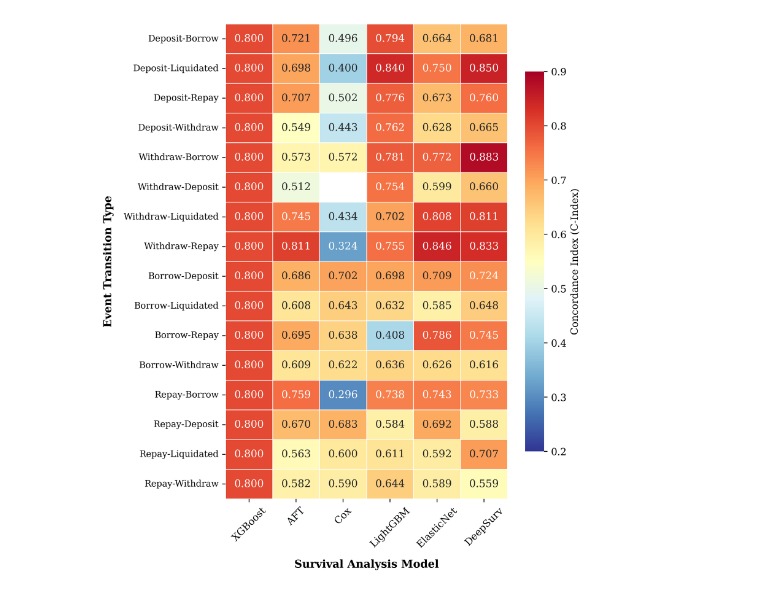
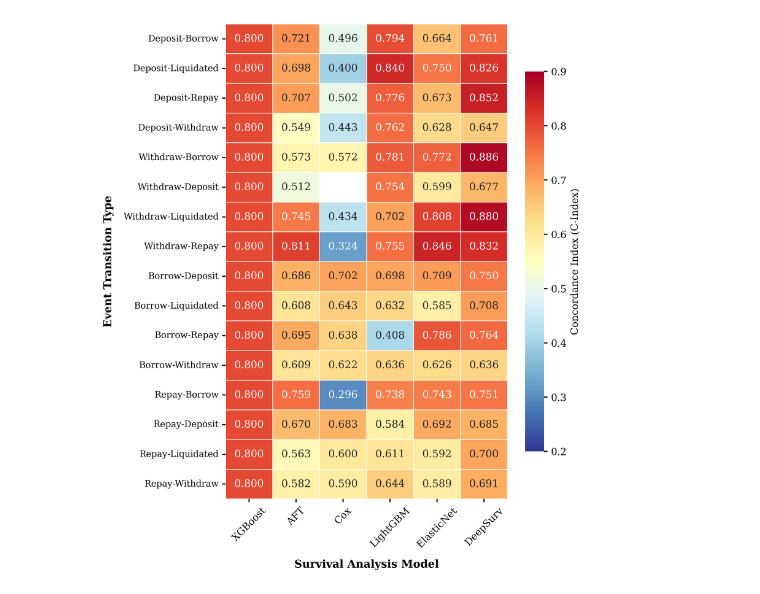
Before and after one commit to manjilnepal/finboost, a Jupyter notebook: notebooks/heatmap.ipynb, the cells around one changed output. Cells and saved outputs as stored; diff of their text form; code cells hidden in the pictures.

```diff
--- a/notebooks/heatmap.ipynb
+++ b/notebooks/heatmap.ipynb
@@ -37,10 +37,10 @@ data = {
                     0.7090, 00.5848, 0.7862, 0.6257,
                     0.7432, 0.6923, 0.5921, 0.5886],
 
-    'DeepSurv':[0.6815, 0.8497, 0.7602, 0.6648,
-                0.8832, 0.6598, 0.8107, 0.8332,
-                0.7235, 0.6476, 0.7449, 0.6157,
-                0.7326, 0.5881, 0.7072, 0.5587],
+    'DeepSurv':[0.7610, 0.8257, 0.8516, 0.6468,
+                0.8865, 0.6774, 0.8804, 0.8323,
+                0.7496, 0.7083, 0.7643, 0.6358,
+                0.7509, 0.6854, 0.7003, 0.6911],
 }
 
 
@@ -65,31 +65,31 @@ sns.heatmap(
         'label': 'Concordance Index (C-Index)',
         'shrink': 0.8,
         'aspect': 20
     },
     vmin=0.2,
     vmax=0.9,
     square=False,
     ax=ax,
     annot_kws={'fontsize': 10.5,}
 )
 
 # Axis labels
 ax.set_xlabel('Survival Analysis Model', fontsize=11, fontweight='bold', labelpad=10)
 ax.set_ylabel('Event Transition Type', fontsize=11, fontweight='bold', labelpad=10)
 
 # Rotate and align labels
 plt.xticks(rotation=45, ha='center', fontsize=10)
 plt.yticks(rotation=0, fontsize=9)
 
 # Remove spines for cleaner look
 for spine in ax.spines.values():
     spine.set_visible(False)
 
 # Adjust layout to prevent label cutoff
 plt.tight_layout()
 
 # Save as high-resolution image for paper
 plt.savefig('heatmap.png', dpi=300, bbox_inches='tight', facecolor='white', edgecolor='none')
 plt.show()
 # %% [output]
-[figure, old version]
+[figure, new version]
```
Also changed, not shown: parts of 1 cell of this notebook, 12 other files.
